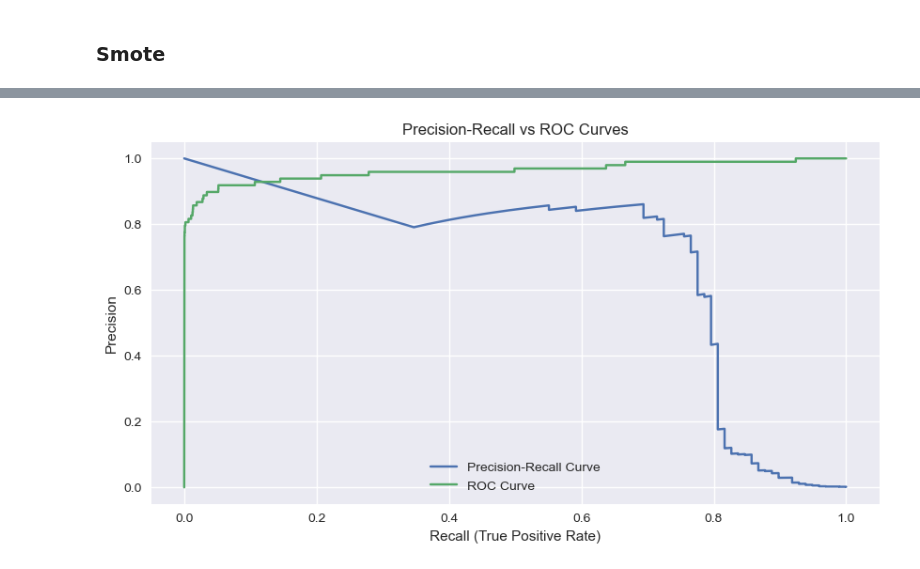
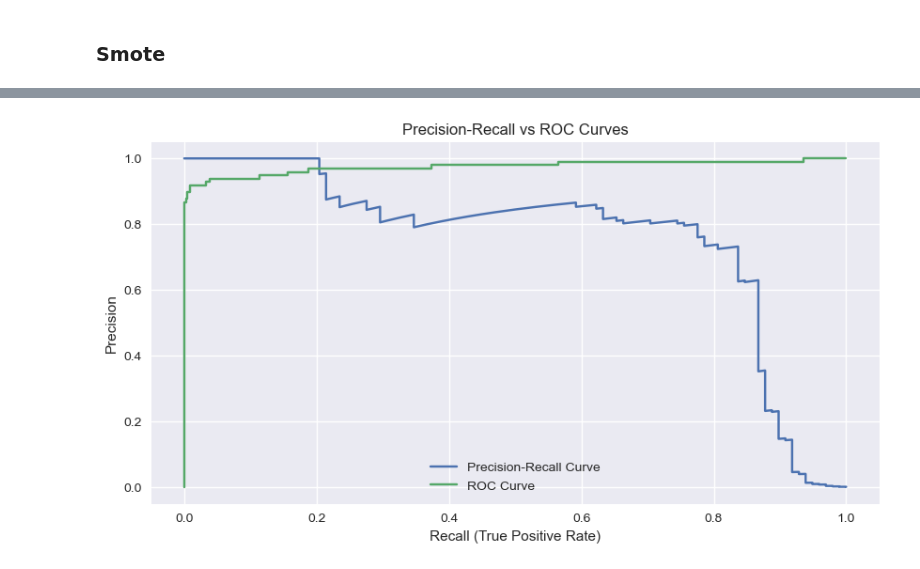
Before and after one commit to itxtx/credit_card_fraud_prediction, a Jupyter notebook: credit_card_fraud_analysis.ipynb, the cells around one changed output, grey strips where cells are left out. Cells and saved outputs as stored; diff of their text form; code cells hidden in the pictures.

Commit message:
work on logistic regression; seperate xgboost and random forest

```diff
--- a/credit_card_fraud_analysis.ipynb
+++ b/credit_card_fraud_analysis.ipynb
@@ -313,0 +572,32 @@ AUPRC: 0.4666
+# %%
+import all_metrics as all_metrics # Your custom metrics function
+from sklearn.pipeline import Pipeline
+from sklearn.preprocessing import StandardScaler
+from sklearn.linear_model import LogisticRegression
+# Assuming X_train, y_train, X_test, y_test are available
+
+print("\n--- Evaluating Candidate from F1-Optimized CV (No Resampling, L1, C=1.0) ---")
+
+# Define the pipeline matching Rank 1 params from the F1-optimized search
+# ASSUMES StandardScaler was used in the pipeline for that search
+pipeline_f1_rank1 = Pipeline([
+    ('scaler', StandardScaler()),
+    ('resampler', None),
+    ('classifier', LogisticRegression(solver='liblinear', penalty='l1', C=1.0,
+                                      random_state=42, max_iter=1000))
+])
+
+# Fit this pipeline on the original training data
+pipeline_f1_rank1.fit(X_train, y_train)
+
+# Evaluate on the test set using your metrics function
+results_f1_rank1 = all_metrics.calculate_model_metrics(
+    pipeline_f1_rank1, X_test, y_test, 'Logistic Regression (F1 CV Rank 1: No Resampling, L1, C=1.0)'
+)
+
+# --- Compare Test F1 Scores ---
+# F1 Score from this run: results_f1_rank1['F1-score'] (or however your function returns it)
+# F1 Score from previous best (Rank 2 from ROC AUC search): 0.6871
+print("\nComparison of Test F1-Scores:")
+print("  F1-Optimized CV Rank 1 (L1, C=1.0): {}".format(results_f1_rank1.get('F1-score', 'N/A')))
+print("  ROC AUC-Optimized CV Rank 2 (L2, C=0.01): 0.6871")
@@ -314,25 +625,25 @@ AUPRC: 0.4666
 # %%
 # Get predicted probabilities for the positive class (fraud)
-y_scores = model.predict_proba(X_test)[:, 1]  # Probability of class 1 (fraud)
+y_scores = pipeline_f1_rank1.predict_proba(X_test)[:, 1]  # Probability of class 1 (fraud)
 
 # Get binary predictions for metrics
-y_pred = model.predict(X_test)
+y_pred = pipeline_f1_rank1.predict(X_test)
 
 # Calculate precision-recall curve
 precision, recall, _ = precision_recall_curve(y_test, y_scores)
 
 # Calculate ROC curve
 fpr, tpr, _ = roc_curve(y_test, y_scores)
 
 # Plot both curves
 plt.figure(figsize=(10, 5))
 plt.plot(recall, precision, label='Precision-Recall Curve')
 plt.plot(fpr, tpr, label='ROC Curve')
 plt.xlabel('Recall (True Positive Rate)')
 plt.ylabel('Precision')
 plt.title('Precision-Recall vs ROC Curves')
 plt.legend()
 plt.grid(True)
 plt.show()
 # %% [output]
-[figure, old version]
+[figure, new version]
```
Also changed, not shown: parts of 23 cells of this notebook, 7 other files.
